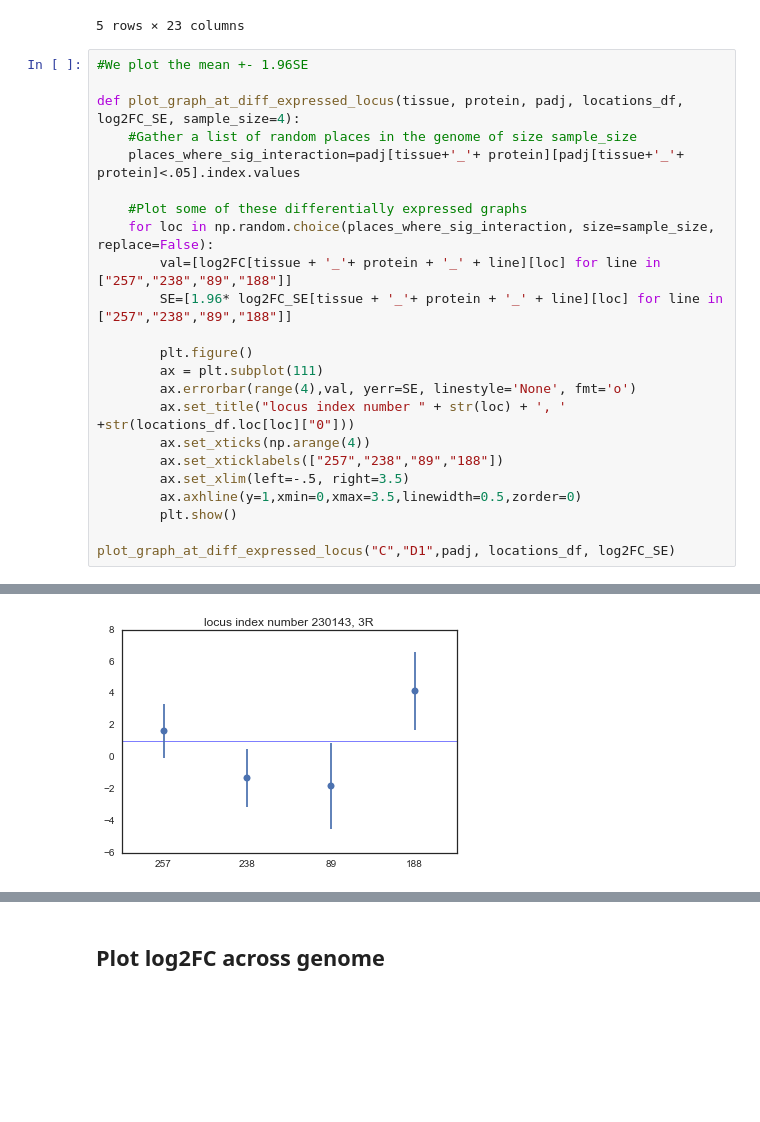
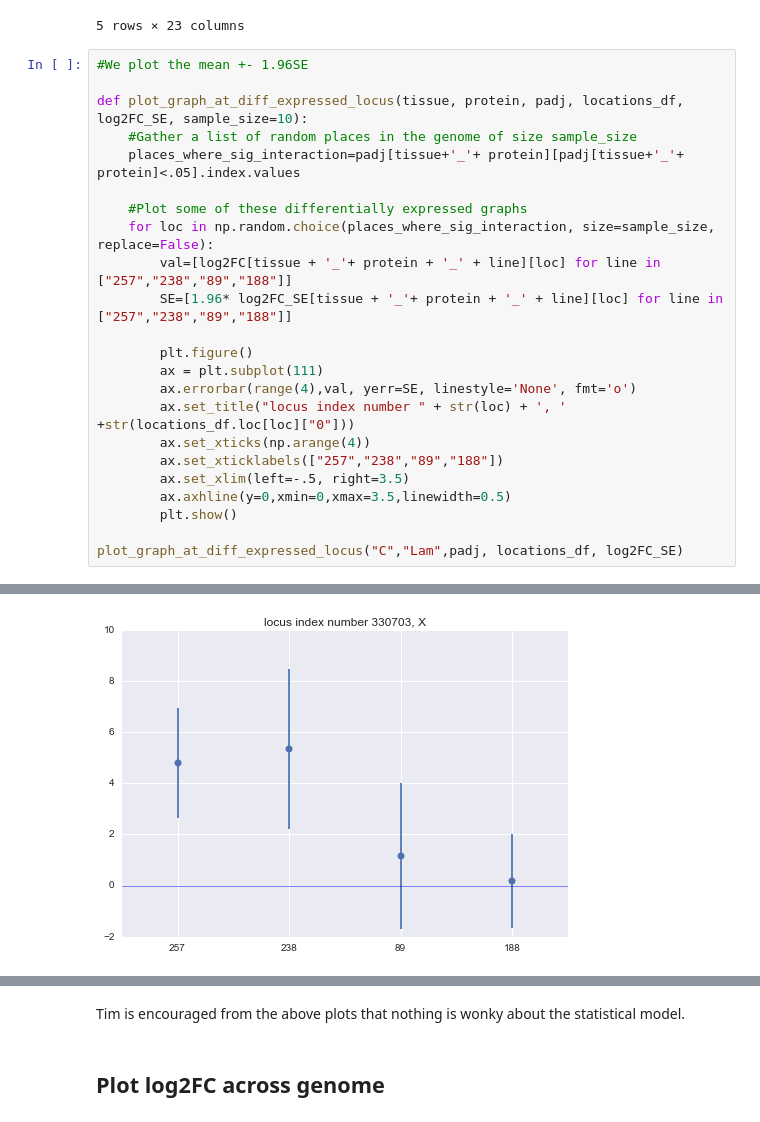
Before and after one commit to leandraking/SacktonProject, a Jupyter notebook: 20160607_DamID_analysis.ipynb, the cells around one changed output, grey strips where cells are left out. Drawn from its saved outputs; the diff is of its cells as text; blank space fills up the shorter version.

```diff
--- a/20160607_DamID_analysis.ipynb
+++ b/20160607_DamID_analysis.ipynb
@@ -337,7 +348,7 @@ log2FC_SE.head()
 # %%
 #We plot the mean +- 1.96SE
 
-def plot_graph_at_diff_expressed_locus(tissue, protein, padj, locations_df, log2FC_SE, sample_size=4):
+def plot_graph_at_diff_expressed_locus(tissue, protein, padj, locations_df, log2FC_SE, sample_size=10):
     #Gather a list of random places in the genome of size sample_size
     places_where_sig_interaction=padj[tissue+'_'+ protein][padj[tissue+'_'+ protein]<.05].index.values
 
@@ -353,8 +364,8 @@ def plot_graph_at_diff_expressed_locus(tissue, protein, padj, locations_df, log2
         ax.set_xticks(np.arange(4))
         ax.set_xticklabels(["257","238","89","188"])
         ax.set_xlim(left=-.5, right=3.5)
-        ax.axhline(y=1,xmin=0,xmax=3.5,linewidth=0.5,zorder=0)
+        ax.axhline(y=0,xmin=0,xmax=3.5,linewidth=0.5)
         plt.show()
 
-plot_graph_at_diff_expressed_locus("C","D1",padj, locations_df, log2FC_SE)
+plot_graph_at_diff_expressed_locus("C","Lam",padj, locations_df, log2FC_SE)
 # %% [output]
@@ -363 +374 @@ plot_graph_at_diff_expressed_locus("C","D1",padj, locations_df, log2FC_SE)
-[figure, old version]
+[figure, new version]
@@ -365,3 +382,5 @@ plot_graph_at_diff_expressed_locus("C","D1",padj, locations_df, log2FC_SE)
+# %% [markdown]
+Tim is encouraged from the above plots that nothing is wonky about the statistical model.
 # %% [markdown]
 ## Plot log2FC across genome
 # %% [markdown]
```
Also changed, not shown: parts of 23 cells of this notebook.
